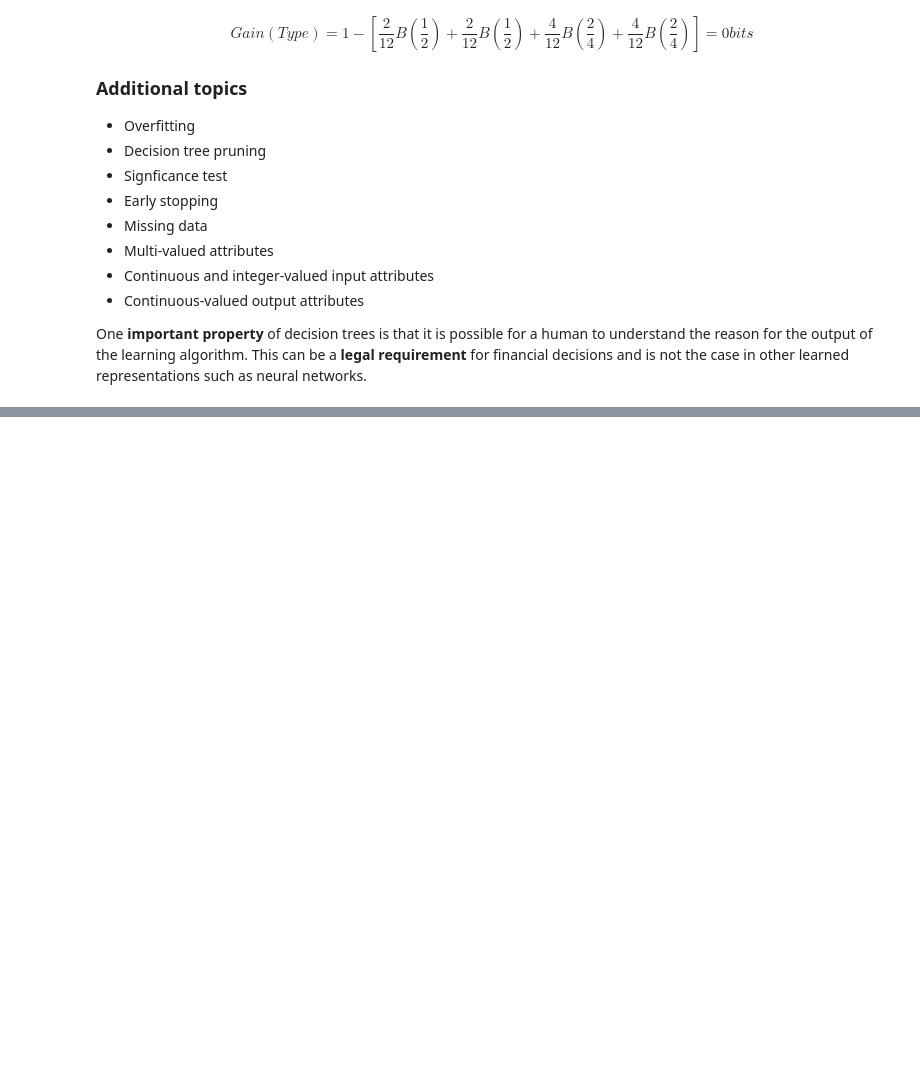
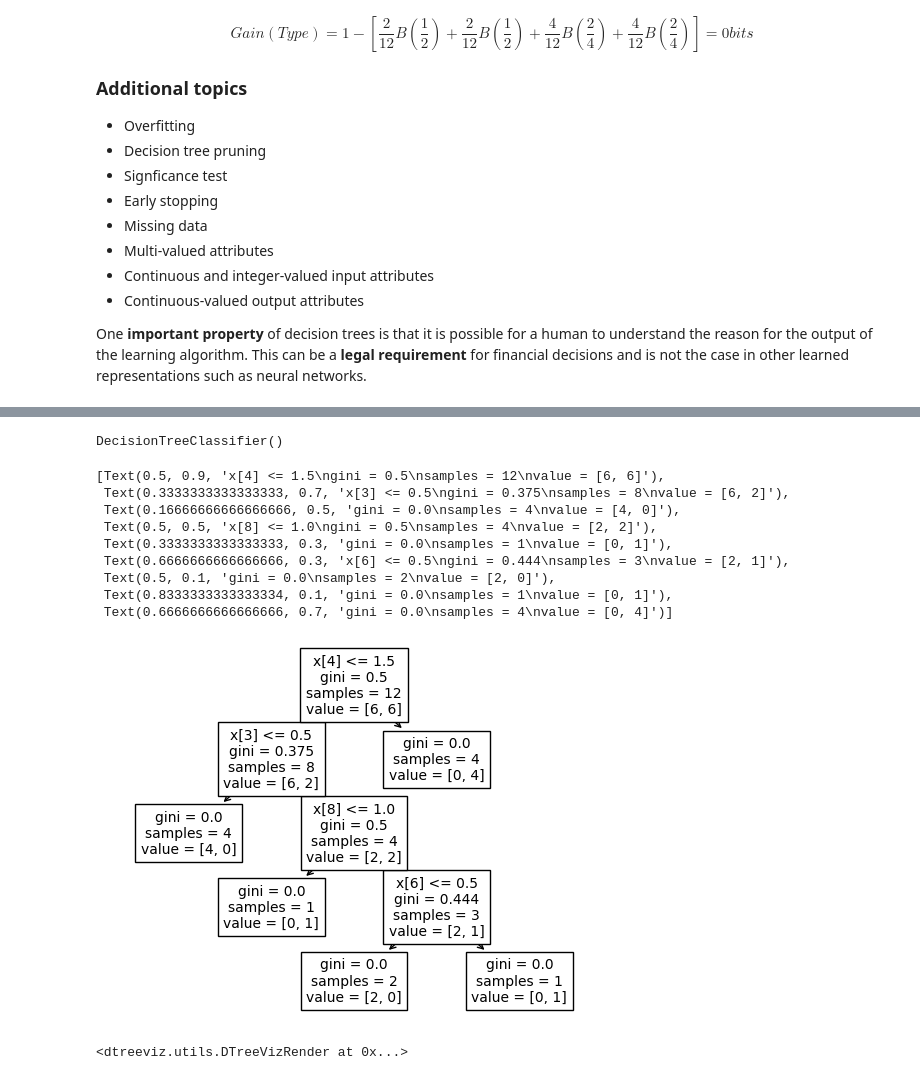
Before and after one commit to gtzan/csc421_tzanetakis, a Jupyter notebook: csc421_tzanetakis_learning.ipynb, the cells around one changed output, grey strips where cells are left out. Saved outputs shown, nothing was run; the diff lists cells and outputs as text; code cells hidden in the pictures; blank space fills up the shorter version.

```diff
--- a/csc421_tzanetakis_learning.ipynb
+++ b/csc421_tzanetakis_learning.ipynb
@@ -215,0 +272,15 @@ One **important property** of decision trees is that it is possible for a human
+# %%
+from sklearn import tree
+from sklearn import preprocessing
+
+categorical_features = df[feature_names]
+orig_target = df[target_name]
+print(categorical_features)
+print(orig_target)
+numerical_features = pd.DataFrame()
+# Encode categorical variables
+for f in feature_names:
+    numerical_features[f] = categorical_features[f].astype("category").cat.codes
+target = orig_target.astype("category").cat.codes
+print(numerical_features)
+print(target)
@@ -215,0 +305,20 @@ One **important property** of decision trees is that it is possible for a human
+# %%
+from sklearn.tree import DecisionTreeClassifier
+
+clf = DecisionTreeClassifier()
+clf.fit(numerical_features[feature_names].values, target.values)
+# %% [output]
+DecisionTreeClassifier()
+# %%
+tree.plot_tree(clf)
+# %% [output]
+[Text(0.5, 0.9, 'x[4] <= 1.5\ngini = 0.5\nsamples = 12\nvalue = [6, 6]'),
+ Text(0.3333333333333333, 0.7, 'x[3] <= 0.5\ngini = 0.375\nsamples = 8\nvalue = [6, 2]'),
+ Text(0.16666666666666666, 0.5, 'gini = 0.0\nsamples = 4\nvalue = [4, 0]'),
+ Text(0.5, 0.5, 'x[8] <= 1.0\ngini = 0.5\nsamples = 4\nvalue = [2, 2]'),
+ Text(0.3333333333333333, 0.3, 'gini = 0.0\nsamples = 1\nvalue = [0, 1]'),
+ Text(0.6666666666666666, 0.3, 'x[6] <= 0.5\ngini = 0.444\nsamples = 3\nvalue = [2, 1]'),
+ Text(0.5, 0.1, 'gini = 0.0\nsamples = 2\nvalue = [2, 0]'),
+ Text(0.8333333333333334, 0.1, 'gini = 0.0\nsamples = 1\nvalue = [0, 1]'),
+ Text(0.6666666666666666, 0.7, 'gini = 0.0\nsamples = 4\nvalue = [0, 4]')]
+[figure, added]
@@ -215,0 +337,4 @@ One **important property** of decision trees is that it is possible for a human
+# %%
+viz_model.view(scale=2.0)
+# %% [output]
+<dtreeviz.utils.DTreeVizRender at 0x...>
```
Also changed, not shown: parts of 26 cells of this notebook, 2 other files.
